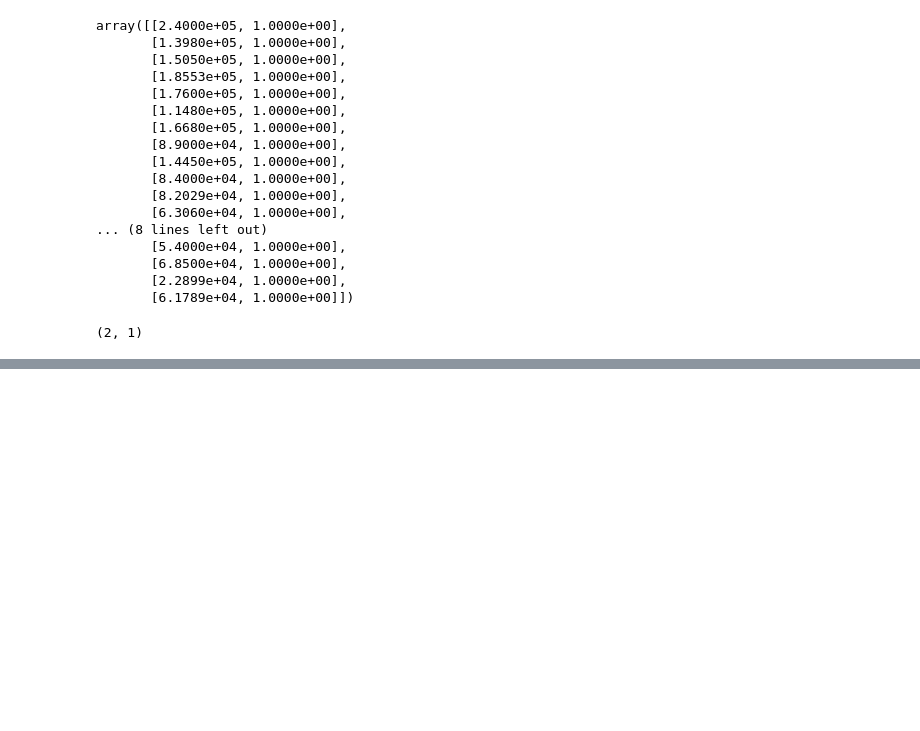
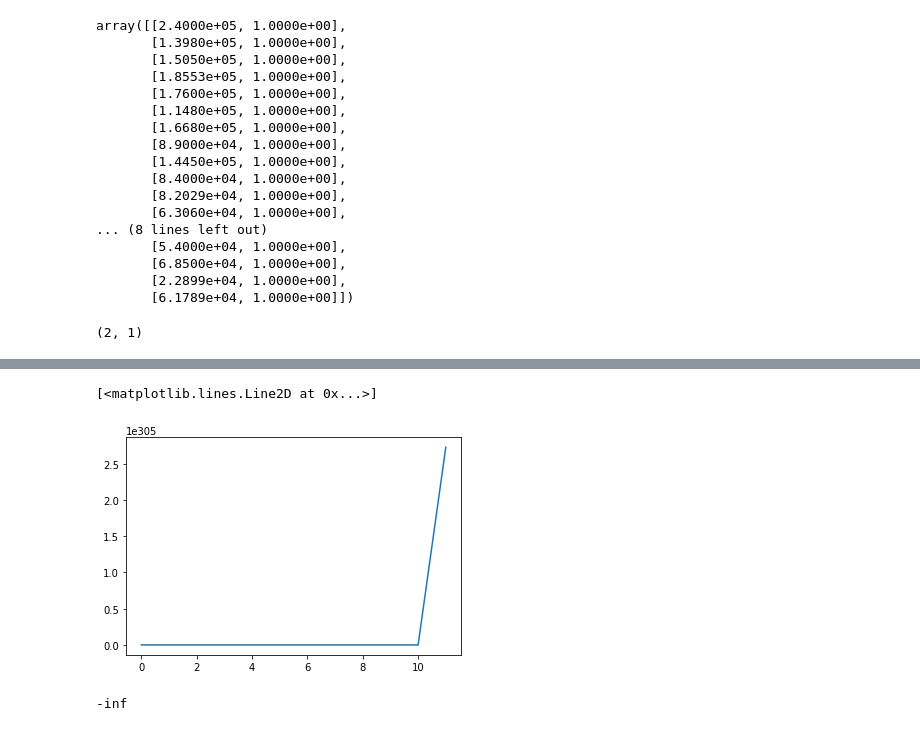
Before and after one commit to ImenHay/linear_regression, a Jupyter notebook: regression.ipynb, the cells around one changed output, grey strips where cells are left out. Cells and saved outputs as stored; diff of their text form; code cells hidden in the pictures; blank space fills up the shorter version.

```diff
--- a/regression.ipynb
+++ b/regression.ipynb
@@ -99,0 +101,5 @@ plt.plot(x, predictions, c='r')
+# %%
+plt.plot(range(n_iterations), cost_history)
+# %% [output]
+[<matplotlib.lines.Line2D at 0x...>]
+[figure, added]
@@ -99,0 +111,4 @@ plt.plot(x, predictions, c='r')
+# %%
+coef_determination(y, predictions)
+# %% [output]
+-inf
```
Also changed, not shown: parts of 9 cells of this notebook, 16 other files.
